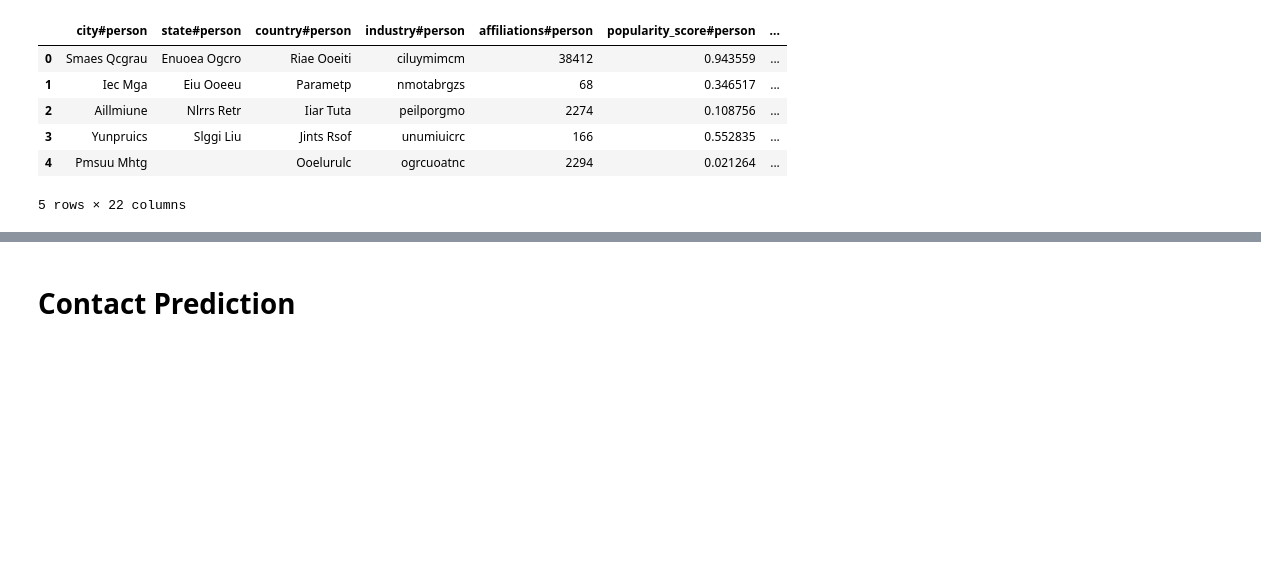
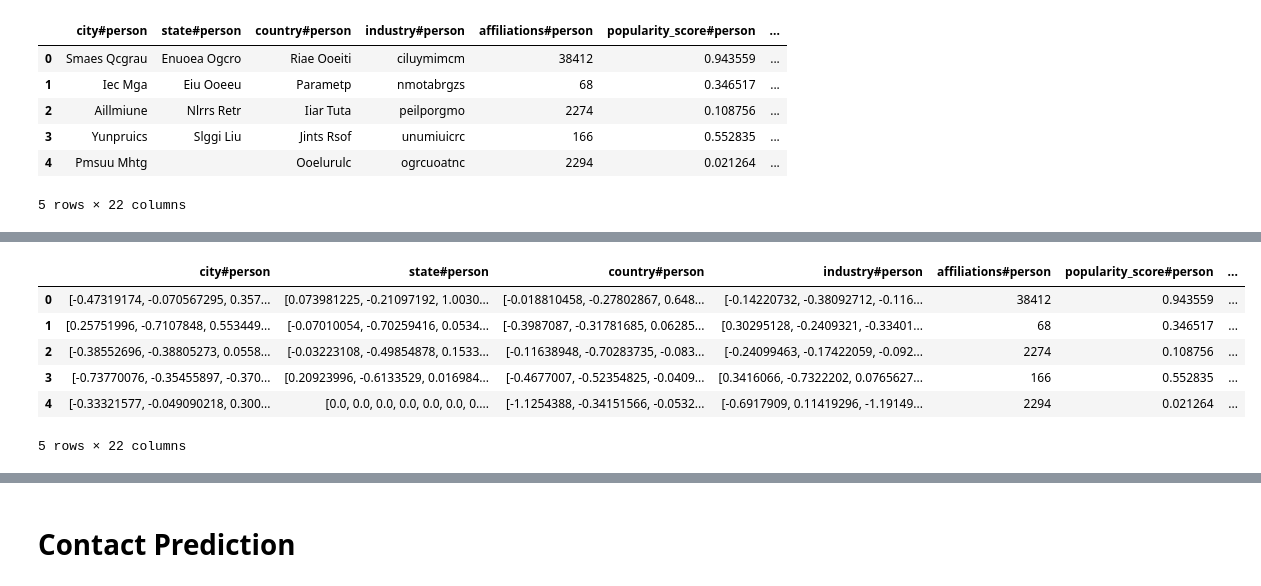
Before and after one commit to MartinCastroAlvarez/python-deep-learning-algorithms, a Jupyter notebook: linkprediction.ipynb, the cells around one changed output, grey strips where cells are left out. Cells and saved outputs as stored; diff of their text form; code cells hidden in the pictures; blank space fills up the shorter version.

```diff
--- a/linkprediction.ipynb
+++ b/linkprediction.ipynb
@@ -487,0 +509,25 @@ Links: (2, 20)
+# %%
+def df2vec(df: pd.DataFrame, target: str = 'connected') -> pd.DataFrame:
+    """
+    Transforms a string into a numpy array of a fixed size.
+    """
+    numeric: pd.Index = df.select_dtypes(include=['number']).columns
+    vectorized_dataset: pd.DataFrame = df.copy()
+    for feature in vectorized_dataset.columns:
+        if feature != target and feature not in numeric:
+            print("Vectorizing:", feature)
+            vectorized_dataset[feature] = vectorized_dataset[feature].apply(word2vec).apply(np.array)
+    return vectorized_dataset
+
+assert isinstance(df2vec(
+    pd.DataFrame({"a": ["b", "c"], "t": [0, 1]}), target="t",
+)['a'][0], np.ndarray)
+assert isinstance(df2vec(
+    pd.DataFrame({"a": ["b", "c"], "t": [0, 1]}), target="t",
+)['a'][1], np.ndarray)
+assert df2vec(
+    pd.DataFrame({"a": ["b", "c"], "t": [0, 1]}), target="t",
+).shape == (2, 2)
+assert df2vec(
+    pd.DataFrame({"a": [2, 1], "t": [0, 1]}), target="t",
+).shape == (2, 2)
@@ -558,3 +608,6 @@ raw_investments_dataframe.head()
 | 3 | Yunpruics | Slggi Liu | Jints Rsof | unumiuicrc | 166 | 0.552835 | ... |
 | 4 | Pmsuu Mhtg |  | Ooelurulc | ogrcuoatnc | 2294 | 0.021264 | ... |
 5 rows × 22 columns
+# %%
+raw_investments_dataframe: pd.DataFrame = fix_nulls(raw_investments_dataframe)
+raw_investments_dataframe.head()
@@ -560,0 +622,2 @@ raw_investments_dataframe.head()
+# %%
+vectorized_investments_dataframe: pd.DataFrame = df2vec(raw_investments_dataframe)
@@ -560,0 +633,10 @@ raw_investments_dataframe.head()
+# %%
+vectorized_investments_dataframe.head()
+# %% [output]
+|  | city#person | state#person | country#person | industry#person | affiliations#person | popularity_score#person | ... |
+| 0 | [-0.47319174, -0.070567295, 0.357... | [0.073981225, -0.21097192, 1.0030... | [-0.018810458, -0.27802867, 0.648... | [-0.14220732, -0.38092712, -0.116... | 38412 | 0.943559 | ... |
+| 1 | [0.25751996, -0.7107848, 0.553449... | [-0.07010054, -0.70259416, 0.0534... | [-0.3987087, -0.31781685, 0.06285... | [0.30295128, -0.2409321, -0.33401... | 68 | 0.346517 | ... |
+| 2 | [-0.38552696, -0.38805273, 0.0558... | [-0.03223108, -0.49854878, 0.1533... | [-0.11638948, -0.70283735, -0.083... | [-0.24099463, -0.17422059, -0.092... | 2274 | 0.108756 | ... |
+| 3 | [-0.73770076, -0.35455897, -0.370... | [0.20923996, -0.6133529, 0.016984... | [-0.4677007, -0.52354825, -0.0409... | [0.3416066, -0.7322202, 0.0765627... | 166 | 0.552835 | ... |
+| 4 | [-0.33321577, -0.049090218, 0.300... | [0.0, 0.0, 0.0, 0.0, 0.0, 0.0, 0.... | [-1.1254388, -0.34151566, -0.0532... | [-0.6917909, 0.11419296, -1.19149... | 2294 | 0.021264 | ... |
+5 rows × 22 columns
```
Also changed, not shown: parts of 8 cells of this notebook, 1 other file.
